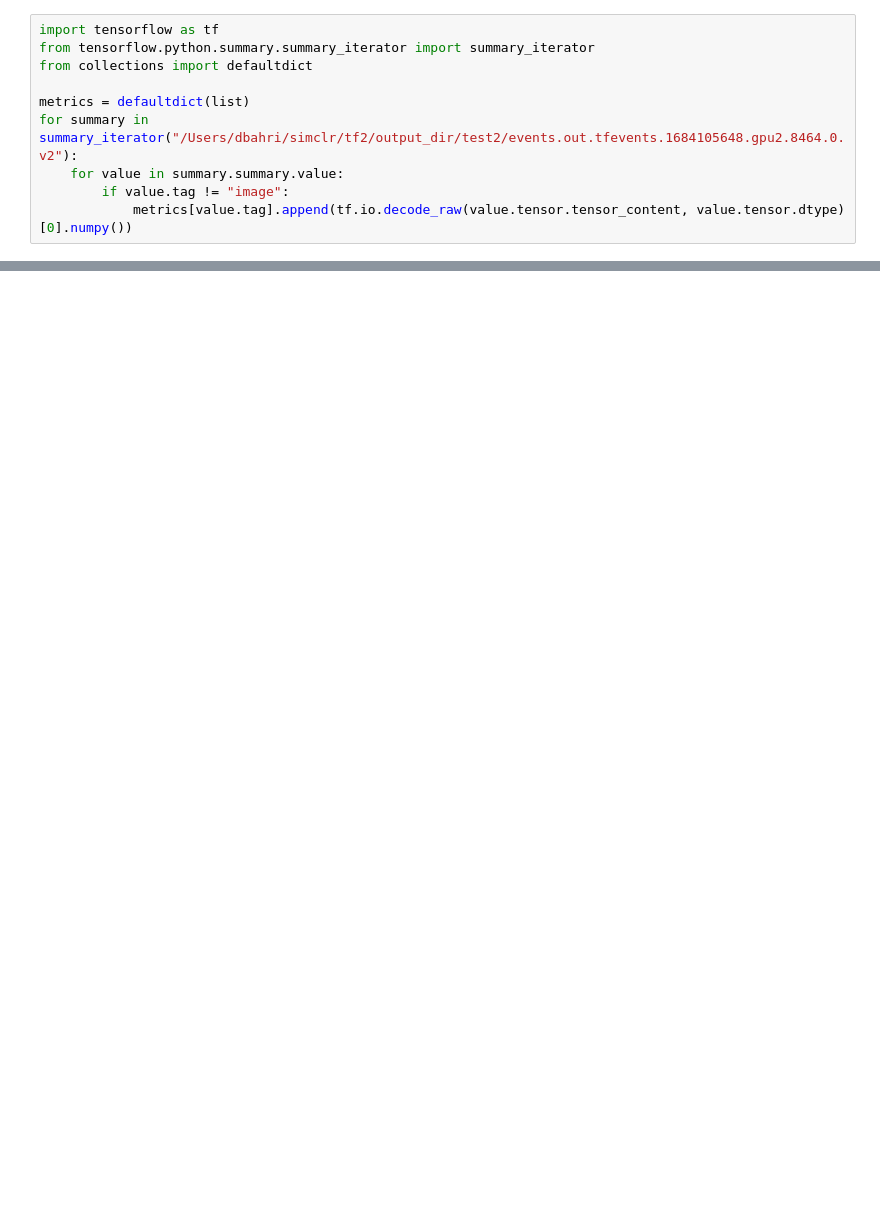
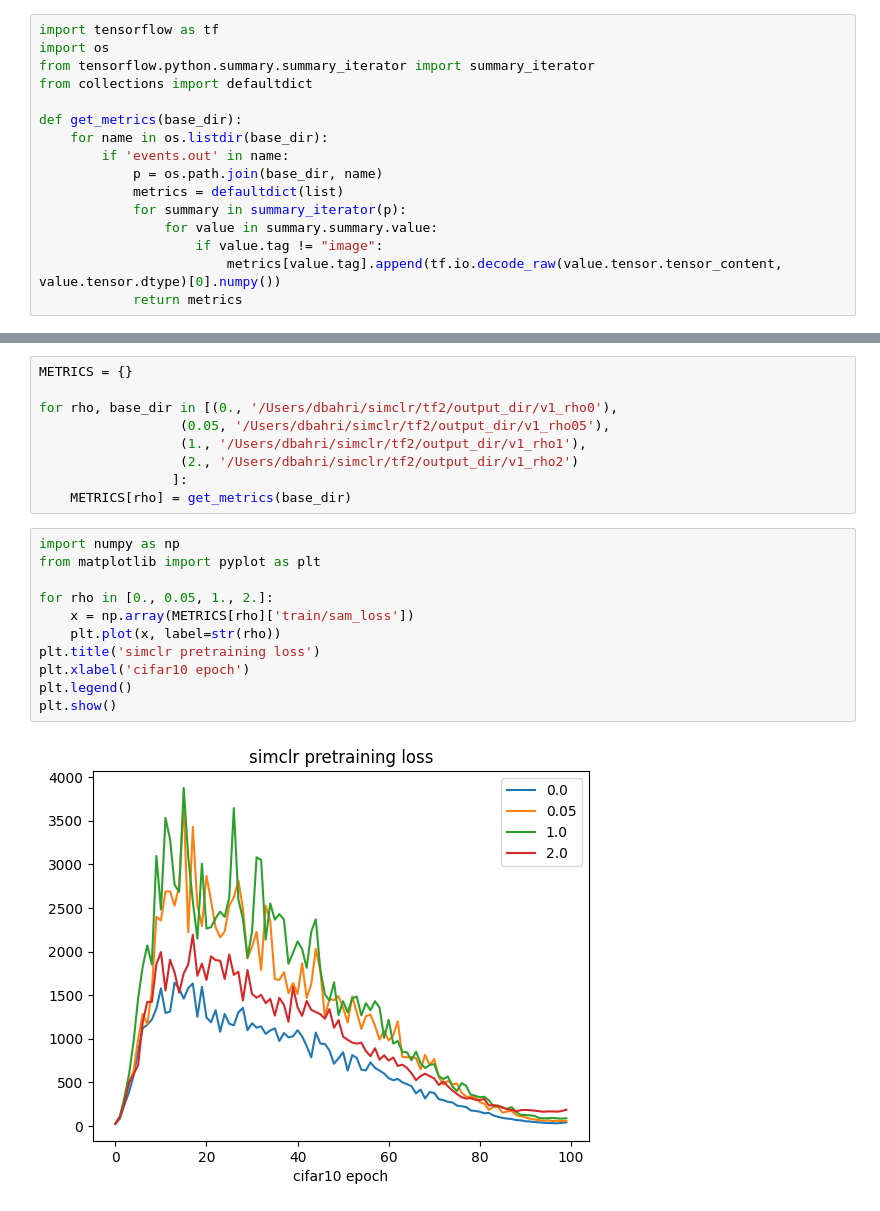
Before and after one commit to dbahri/simclr, a Jupyter notebook: tf2/get_metrics.ipynb, the cells around one changed output, grey strips where cells are left out. Drawn from its saved outputs; the diff is of its cells as text; blank space fills up the shorter version.

```diff
--- a/tf2/get_metrics.ipynb
+++ b/tf2/get_metrics.ipynb
@@ -1,10 +1,16 @@
 # %%
 import tensorflow as tf
+import os
 from tensorflow.python.summary.summary_iterator import summary_iterator
 from collections import defaultdict
 
-metrics = defaultdict(list)
-for summary in summary_iterator("/Users/dbahri/simclr/tf2/output_dir/test2/events.out.tfevents.1684105648.gpu2.8464.0.v2"):
-    for value in summary.summary.value:
-        if value.tag != "image":
-            metrics[value.tag].append(tf.io.decode_raw(value.tensor.tensor_content, value.tensor.dtype)[0].numpy())
+def get_metrics(base_dir):
+    for name in os.listdir(base_dir):
+        if 'events.out' in name:
+            p = os.path.join(base_dir, name)
+            metrics = defaultdict(list)
+            for summary in summary_iterator(p):
+                for value in summary.summary.value:
+                    if value.tag != "image":
+                        metrics[value.tag].append(tf.io.decode_raw(value.tensor.tensor_content, value.tensor.dtype)[0].numpy())
+            return metrics
@@ -49,0 +17,22 @@ defaultdict(list,
+# %%
+METRICS = {}
+
+for rho, base_dir in [(0., '/Users/dbahri/simclr/tf2/output_dir/v1_rho0'),
+                  (0.05, '/Users/dbahri/simclr/tf2/output_dir/v1_rho05'),
+                  (1., '/Users/dbahri/simclr/tf2/output_dir/v1_rho1'),
+                  (2., '/Users/dbahri/simclr/tf2/output_dir/v1_rho2')
+                 ]:
+    METRICS[rho] = get_metrics(base_dir)
+# %%
+import numpy as np
+from matplotlib import pyplot as plt
+
+for rho in [0., 0.05, 1., 2.]:
+    x = np.array(METRICS[rho]['train/sam_loss'])
+    plt.plot(x, label=str(rho))
+plt.title('simclr pretraining loss')
+plt.xlabel('cifar10 epoch')
+plt.legend()
+plt.show()
+# %% [output]
+[figure, added]
```
Also changed, not shown: parts of 5 cells of this notebook.
